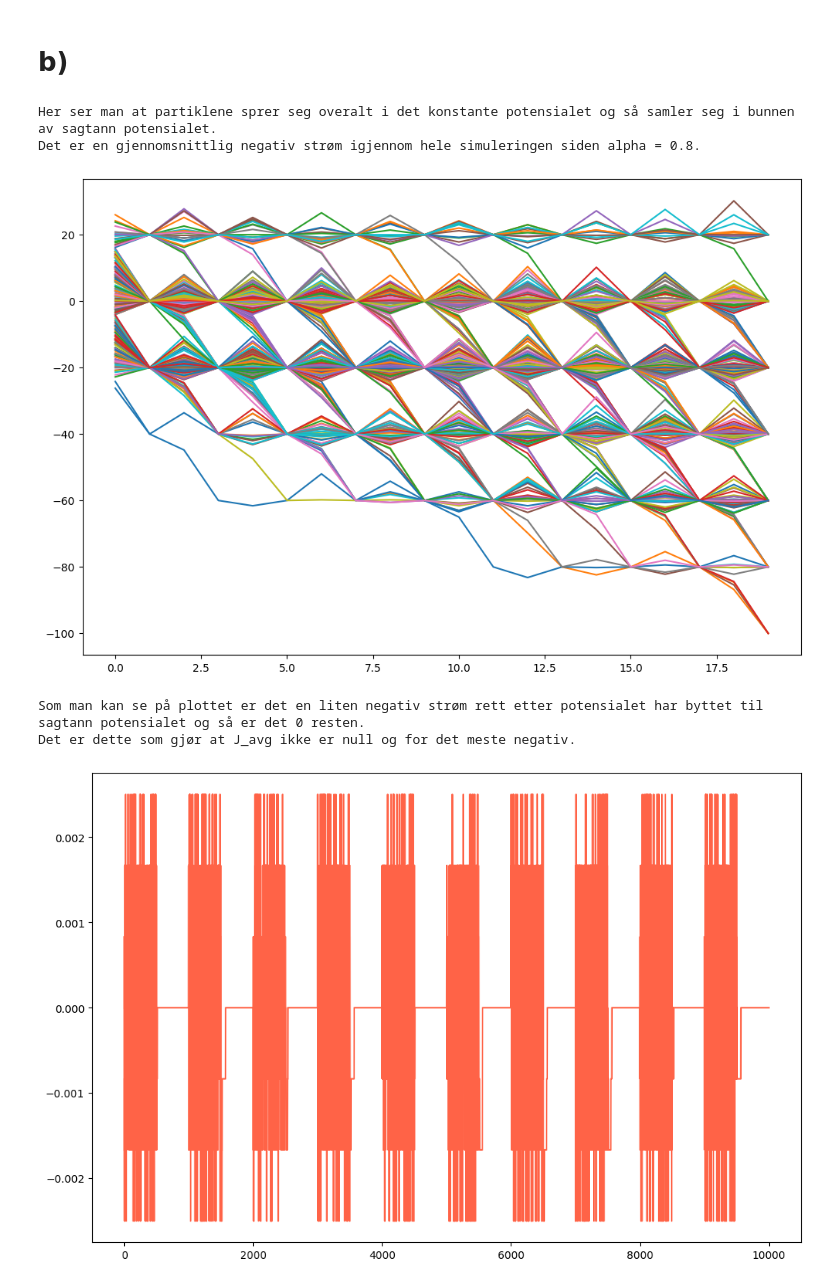
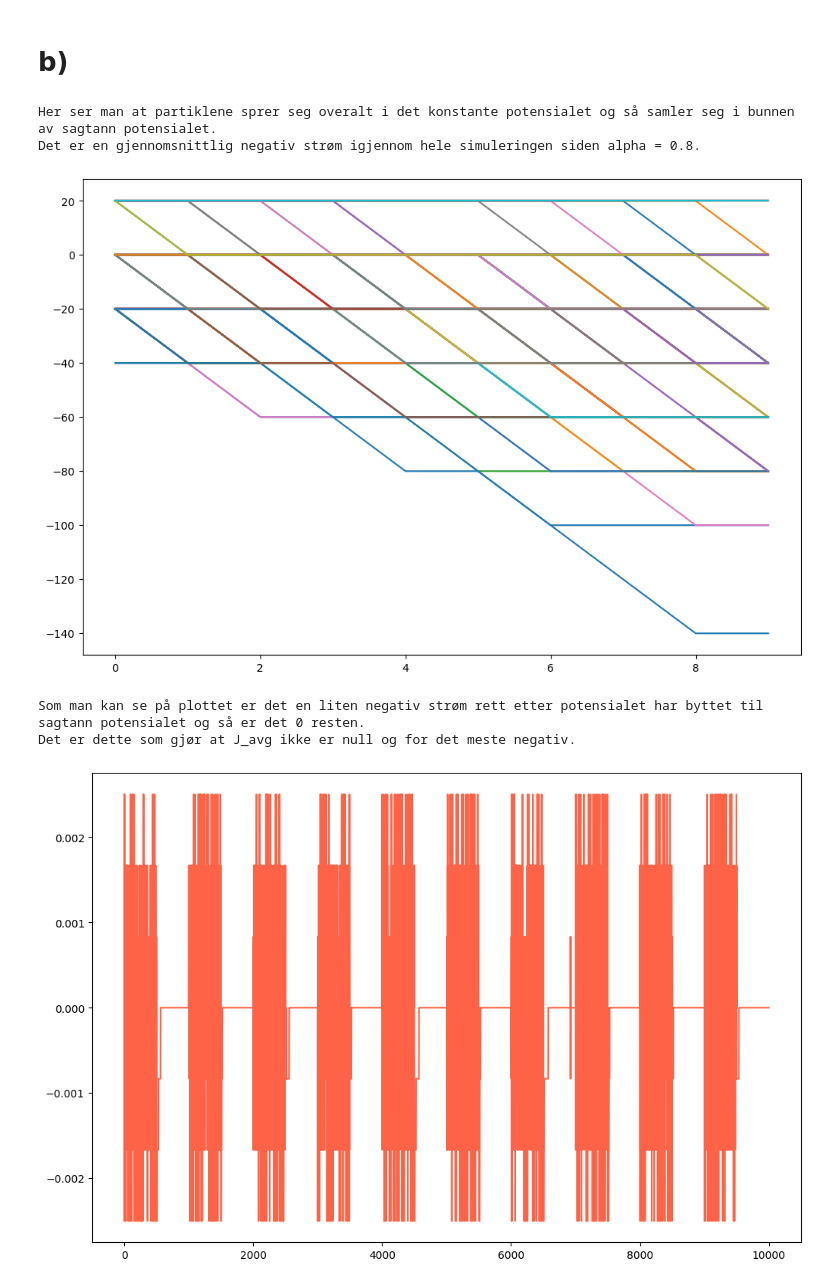
Before and after one commit to marieke-vaske/VitBer-BioFys, a Jupyter notebook: Prosjekt - oppgave 3.ipynb, the cells around one changed output. Cells and saved outputs as stored; diff of their text form; code cells hidden in the pictures.

```diff
--- a/Prosjekt - oppgave 3.ipynb
+++ b/Prosjekt - oppgave 3.ipynb
@@ -89,7 +99,7 @@ def sim2(T_p, N_x, x):
 # %% [markdown]
 # a)
 # %%
-timeCycle = 2 * 75      # 75 tidssykluser med 2 potensialer i hver syklus
+timeCycle = 75          # 75 tidssykluser med 2 potensialer i hver syklus
 number_of_particles = 3 # Antall partikler
 alpha = 0.1             # Parameter for sagtann potensialet
 T_p = 200               # Antall tidssteg per tidssyklus
@@ -98,13 +108,13 @@ h = 1                   # Lengden av stegene
 delta_t = 1             # Lengden av tidsstegene
 beta = 1000             # Beta parameteren for at potensialet skal dominere sannsynlighetstettetene
 
-x_start =  np.zeros((timeCycle, number_of_particles)) # Array med alle partikklene i posisjon x=0, iterer gjennom partikler og tidssteg
+x_start =  np.zeros((2*timeCycle, number_of_particles)) # Array med alle partikklene i posisjon x=0, iterer gjennom partikler og tidssteg
 
 print("Her kan man se at partiklene beveger seg i en retning, siden de sprer seg i det konstante potensialet\nog blir dyttet til neste sagtann brønn i sagtann potensialet(hvis de har kommet seg nok til høyre)")
 # Kjører simuleringen og plotter bevegelsesstrømmen
-x1, X1, J1 = sim2(T_p, N_x, x_start)
+x1, X1, X_cycle1, J1, J_avg1 = sim2(T_p, N_x, x_start, alpha)
 for i in range(number_of_particles):
-    plt.plot(X1[:, i], label=f"Partikkel {i+1}")
+    plt.plot(X_cycle1[:, i], label=f"Partikkel {i+1}")
 plt.legend()
 plt.show()
 # %% [output]
@@ -118,44 +128,39 @@ alpha = 0.8                     # Endrer alpha for å se om det påvirker bevege
 T_p = 500                       # Øker antall tidssteg per tidssyklus for å se om det påvirker bevegelsesstrømmen
 N_x = 20                        # Enderer lengden på potensialperioden for at antall partikler ikke skal bli for stort
 number_of_particles = 12*N_x    # Med 12*N_x partikler vil det være 6 partikler for hvert heltall mellom -N_x og N_x
-timeCycle = 2 * 10              # 10 tidssykluser med 2 potensialperioder i hver
+timeCycle = 10              # 10 tidssykluser med 2 potensialperioder i hver
 h = 20/100                      # Endrer steglengden for at det skal være likt som om N_x var 100
 
 #Initialiserer 6 partikler i hver posisjonen(heltall) mellom -N_x og N_x
 integers = range(-N_x, N_x)
 repeated_integers = np.array([i for i in integers for _ in range(6)])
-x_start = np.zeros((timeCycle, number_of_particles))
+x_start = np.zeros((2*timeCycle, number_of_particles))
 x_start[0] = repeated_integers
 
-x2, X2, J2 = sim2(T_p, N_x, x_start)    # Kjører simulasjonen med de nye startposisjonene
-alpha = 0.1                             # Setter alpha tilbake til 0.1
-x3, X3, J3 = sim2(T_p, N_x, x_start)    # Kjører simulasjonen med de nye startposisjonene og med alpha = 0.1
+x2, X2, X_cycle2, J2, J_avg2 = sim2(T_p, N_x, x_start, alpha)    # Kjører simulasjonen med de nye startposisjonene
+alpha = 0.1                                                      # Setter alpha tilbake til 0.1
+x3, X3, X_cycle3, J3, J_avg3 = sim2(T_p, N_x, x_start, alpha)    # Kjører simulasjonen med de nye startposisjonene og med alpha = 0.1
 # %%
 print("Her ser man at partiklene sprer seg overalt i det konstante potensialet og så samler seg i bunnen av sagtann potensialet.\nDet er en gjennomsnittlig negativ strøm igjennom hele simuleringen siden alpha = 0.8.")
 #Plotter posisjonene til partiklene i slutten av hver tidssyklus
 for i in range(number_of_particles):
-    plt.plot(X2[:, i], label=f"Partikkel {i+1}")
+    plt.plot(X_cycle2[:, i], label=f"Partikkel {i+1}")
 plt.show()
-
-#Finner gjennomsnittlig bevegelsesstrøm for hver tidssyklus
-J_avg2 = np.zeros(10)
-for i in range(10):
-    J_avg2[i] = np.mean(J2[i*2*T_p:(i+1)*2*T_p])
 
 print("Som man kan se på plottet er det en liten negativ strøm rett etter potensialet har byttet til sagtann potensialet og så er det 0 resten.\nDet er dette som gjør at J_avg ikke er null og for det meste negativ.")
 #Plotter bevegelsesstrømmen for hver tidssyklus
 plt.plot(J2, color='tomato')
 plt.show()
 
 print("Gjennomsnittlig bevegelsesstrøm for hver tidssyklus:")
 for i in range(len(J_avg2)):
     print(f"{J_avg2[i]:.2e}", end=", ")
 print("\n")
 # %% [output]
 Her ser man at partiklene sprer seg overalt i det konstante potensialet og så samler seg i bunnen av sagtann potensialet.
 Det er en gjennomsnittlig negativ strøm igjennom hele simuleringen siden alpha = 0.8.
-[figure, old version]
+[figure, new version]
 Som man kan se på plottet er det en liten negativ strøm rett etter potensialet har byttet til sagtann potensialet og så er det 0 resten.
 Det er dette som gjør at J_avg ikke er null og for det meste negativ.
-[figure, old version]
+[figure, new version]
 Gjennomsnittlig bevegelsesstrøm for hver tidssyklus:
```
Also changed, not shown: parts of 5 cells of this notebook.
